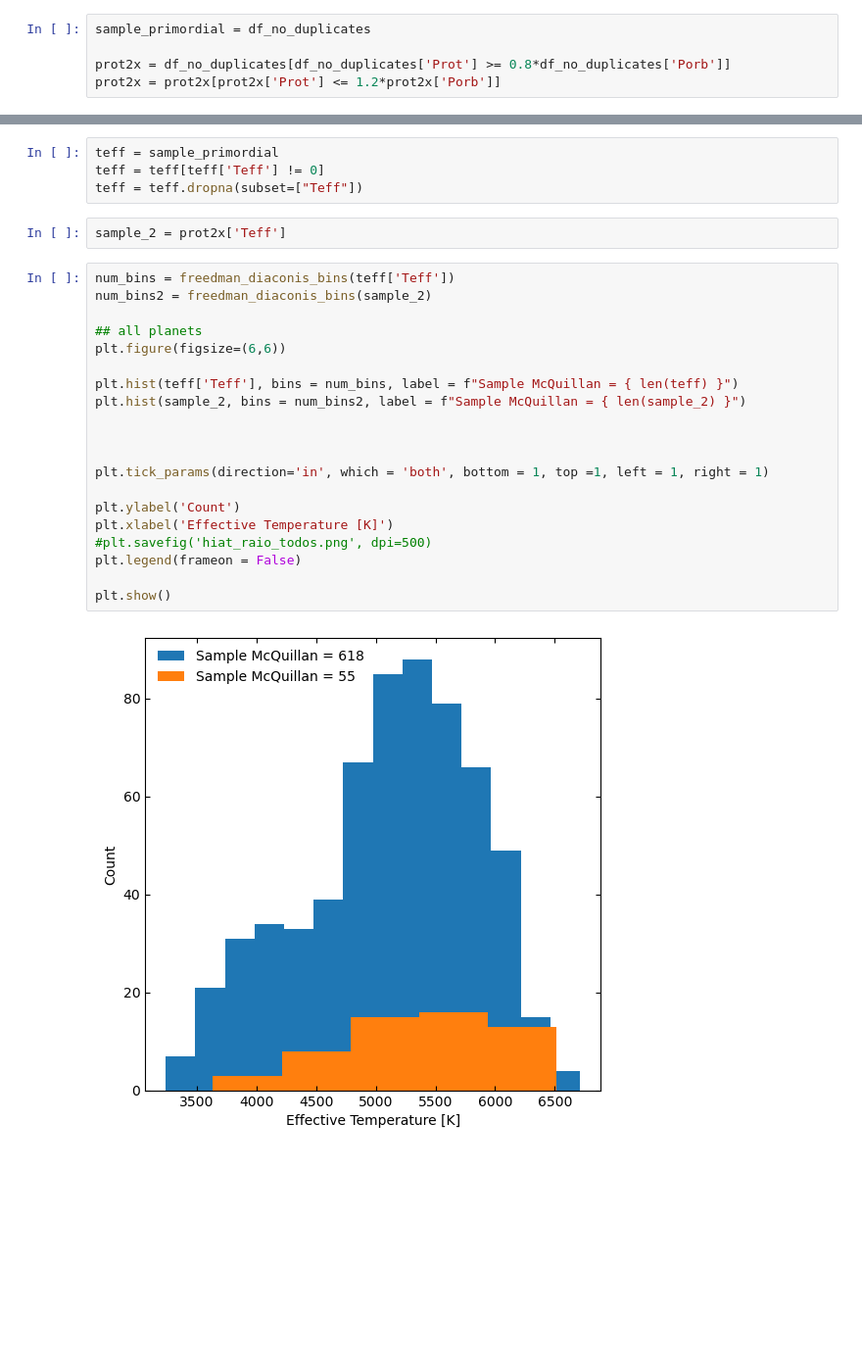
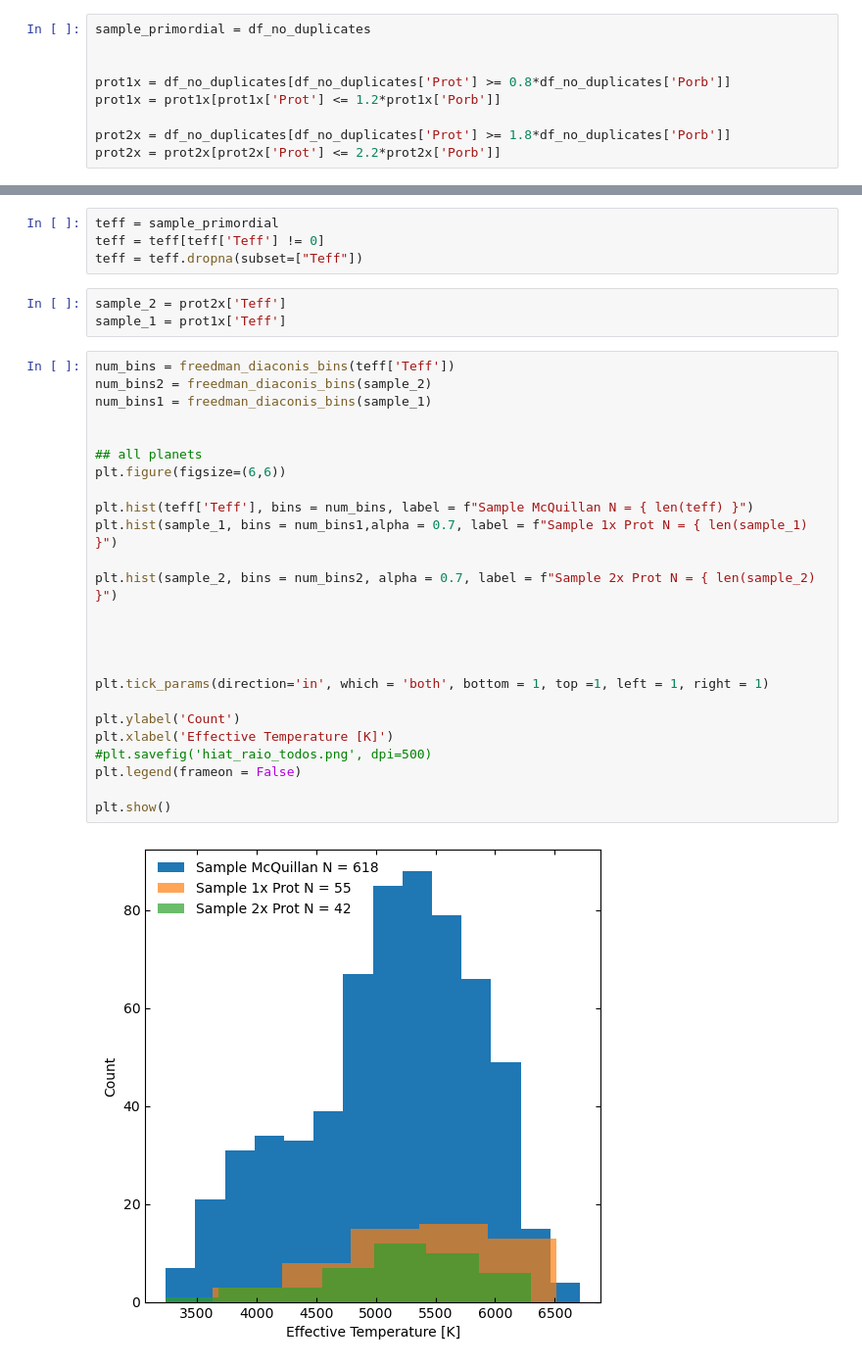
Before and after one commit to ylaksl/Exoplanets-Stats, a Jupyter notebook: analise.ipynb, the cells around one changed output, grey strips where cells are left out. Shown at 98% size. Saved outputs shown, nothing was run; the diff lists cells and outputs as text; blank space fills up the shorter version.

```diff
--- a/analise.ipynb
+++ b/analise.ipynb
@@ -51,8 +53,12 @@ Name: Rp, Length: 618, dtype: float64
 # %%
 sample_primordial = df_no_duplicates
 
-prot2x = df_no_duplicates[df_no_duplicates['Prot'] >= 0.8*df_no_duplicates['Porb']]
-prot2x = prot2x[prot2x['Prot'] <= 1.2*prot2x['Porb']]
+
+prot1x = df_no_duplicates[df_no_duplicates['Prot'] >= 0.8*df_no_duplicates['Porb']]
+prot1x = prot1x[prot1x['Prot'] <= 1.2*prot1x['Porb']]
+
+prot2x = df_no_duplicates[df_no_duplicates['Prot'] >= 1.8*df_no_duplicates['Porb']]
+prot2x = prot2x[prot2x['Prot'] <= 2.2*prot2x['Porb']]
 # %%
 plot4 = sample_primordial[sample_primordial['pl_bmassj'] != 0 ]
 plot4 = plot4[plot4['Rp'] != 0 ]
@@ -288,25 +313,31 @@ teff = teff[teff['Teff'] != 0]
 teff = teff.dropna(subset=["Teff"])
 # %%
 sample_2 = prot2x['Teff']
+sample_1 = prot1x['Teff']
 # %%
 num_bins = freedman_diaconis_bins(teff['Teff'])
 num_bins2 = freedman_diaconis_bins(sample_2)
+num_bins1 = freedman_diaconis_bins(sample_1)
+
 
 ## all planets
 plt.figure(figsize=(6,6))
 
-plt.hist(teff['Teff'], bins = num_bins, label = f"Sample McQuillan = { len(teff) }")
-plt.hist(sample_2, bins = num_bins2, label = f"Sample McQuillan = { len(sample_2) }")
+plt.hist(teff['Teff'], bins = num_bins, label = f"Sample McQuillan N = { len(teff) }")
+plt.hist(sample_1, bins = num_bins1,alpha = 0.7, label = f"Sample 1x Prot N = { len(sample_1) }")
+
+plt.hist(sample_2, bins = num_bins2, alpha = 0.7, label = f"Sample 2x Prot N = { len(sample_2) }")
+
 
 
 
 plt.tick_params(direction='in', which = 'both', bottom = 1, top =1, left = 1, right = 1)
 
 plt.ylabel('Count')
 plt.xlabel('Effective Temperature [K]')
 #plt.savefig('hiat_raio_todos.png', dpi=500)
 plt.legend(frameon = False)
 
 plt.show()
 # %% [output]
-[figure, old version]
+[figure, new version]
```
Also changed, not shown: parts of 13 cells of this notebook.
